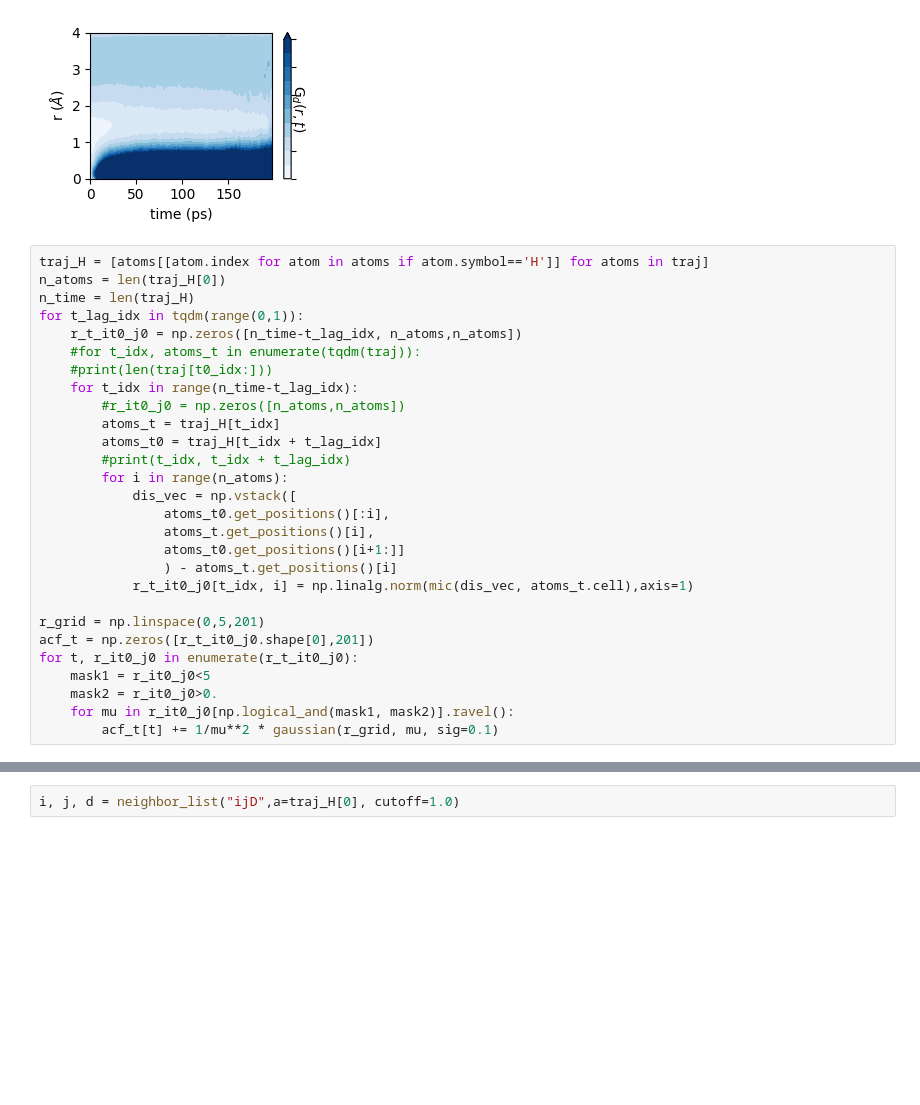
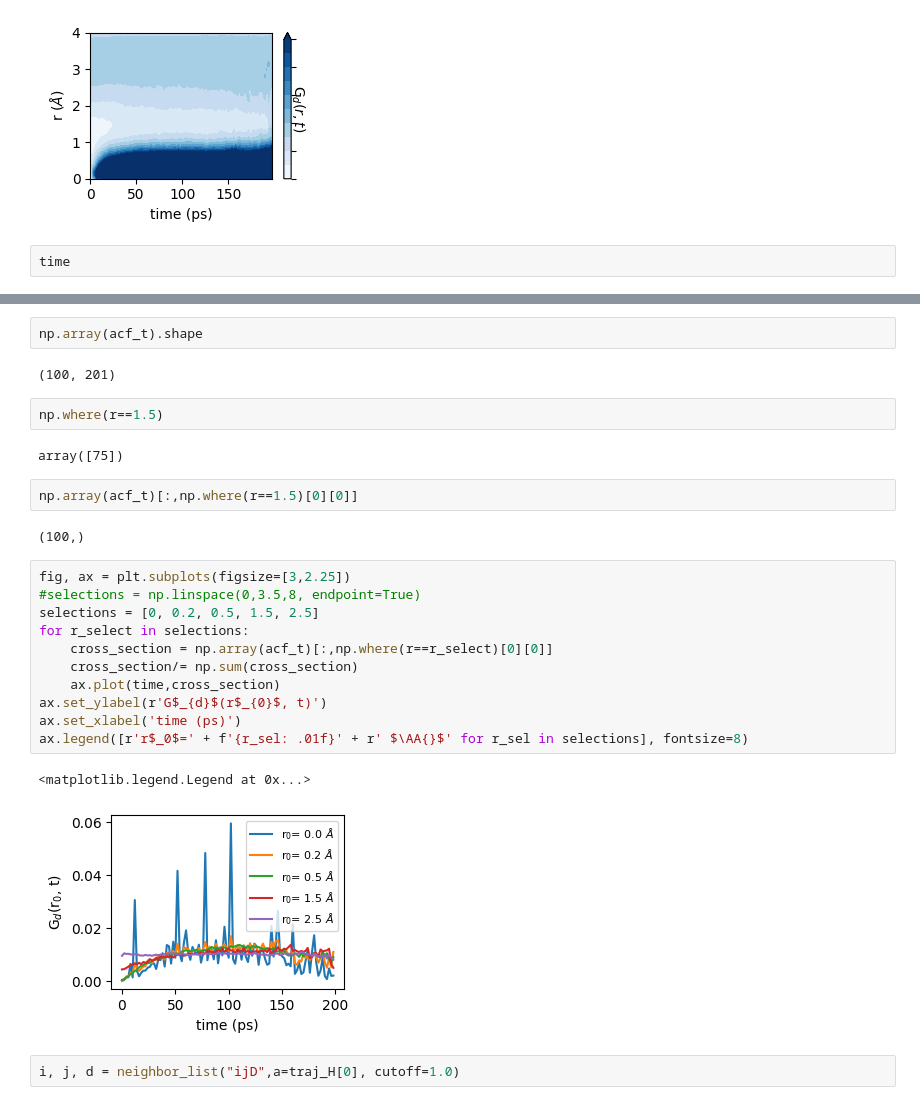
Before and after one commit to jingsk/perovskite_traj_analysis, a Jupyter notebook: vh_acf_prototype.ipynb, the cells around one changed output, grey strips where cells are left out. Saved outputs shown, nothing was run; the diff lists cells and outputs as text; blank space fills up the shorter version.

```diff
--- a/vh_acf_prototype.ipynb
+++ b/vh_acf_prototype.ipynb
@@ -371,30 +371,4 @@ fig.tight_layout()
 # %% [output]
 [figure]
 # %%
-traj_H = [atoms[[atom.index for atom in atoms if atom.symbol=='H']] for atoms in traj]
-n_atoms = len(traj_H[0])
-n_time = len(traj_H)
-for t_lag_idx in tqdm(range(0,1)):
-    r_t_it0_j0 = np.zeros([n_time-t_lag_idx, n_atoms,n_atoms])
-    #for t_idx, atoms_t in enumerate(tqdm(traj)):
-    #print(len(traj[t0_idx:]))
-    for t_idx in range(n_time-t_lag_idx):
-        #r_it0_j0 = np.zeros([n_atoms,n_atoms])
-        atoms_t = traj_H[t_idx]
-        atoms_t0 = traj_H[t_idx + t_lag_idx]
-        #print(t_idx, t_idx + t_lag_idx)
-        for i in range(n_atoms):
-            dis_vec = np.vstack([
-                atoms_t0.get_positions()[:i],
-                atoms_t.get_positions()[i],
-                atoms_t0.get_positions()[i+1:]]
-                ) - atoms_t.get_positions()[i]
-            r_t_it0_j0[t_idx, i] = np.linalg.norm(mic(dis_vec, atoms_t.cell),axis=1)
-
-r_grid = np.linspace(0,5,201)
-acf_t = np.zeros([r_t_it0_j0.shape[0],201])
-for t, r_it0_j0 in enumerate(r_t_it0_j0):
-    mask1 = r_it0_j0<5
-    mask2 = r_it0_j0>0.
-    for mu in r_it0_j0[np.logical_and(mask1, mask2)].ravel():
-        acf_t[t] += 1/mu**2 * gaussian(r_grid, mu, sig=0.1)
+time
@@ -401,3 +384,29 @@ for t, r_it0_j0 in enumerate(r_t_it0_j0):
+# %%
+np.array(acf_t).shape
+# %% [output]
+(100, 201)
+# %%
+np.where(r==1.5)
+# %% [output]
+array([75])
+# %%
+np.array(acf_t)[:,np.where(r==1.5)[0][0]]
+# %% [output]
+(100,)
+# %%
+fig, ax = plt.subplots(figsize=[3,2.25])
+#selections = np.linspace(0,3.5,8, endpoint=True)
+selections = [0, 0.2, 0.5, 1.5, 2.5]
+for r_select in selections:
+    cross_section = np.array(acf_t)[:,np.where(r==r_select)[0][0]]
+    cross_section/= np.sum(cross_section)
+    ax.plot(time,cross_section)
+ax.set_ylabel(r'G$_{d}$(r$_{0}$, t)')
+ax.set_xlabel('time (ps)')
+ax.legend([r'r$_0$=' + f'{r_sel: .01f}' + r' $\AA{}$' for r_sel in selections], fontsize=8)
+# %% [output]
+<matplotlib.legend.Legend at 0x...>
+[figure, added]
 # %%
 i, j, d = neighbor_list("ijD",a=traj_H[0], cutoff=1.0)
 # %%
```
Also changed, not shown: parts of 1 cell of this notebook, 1 other file.
